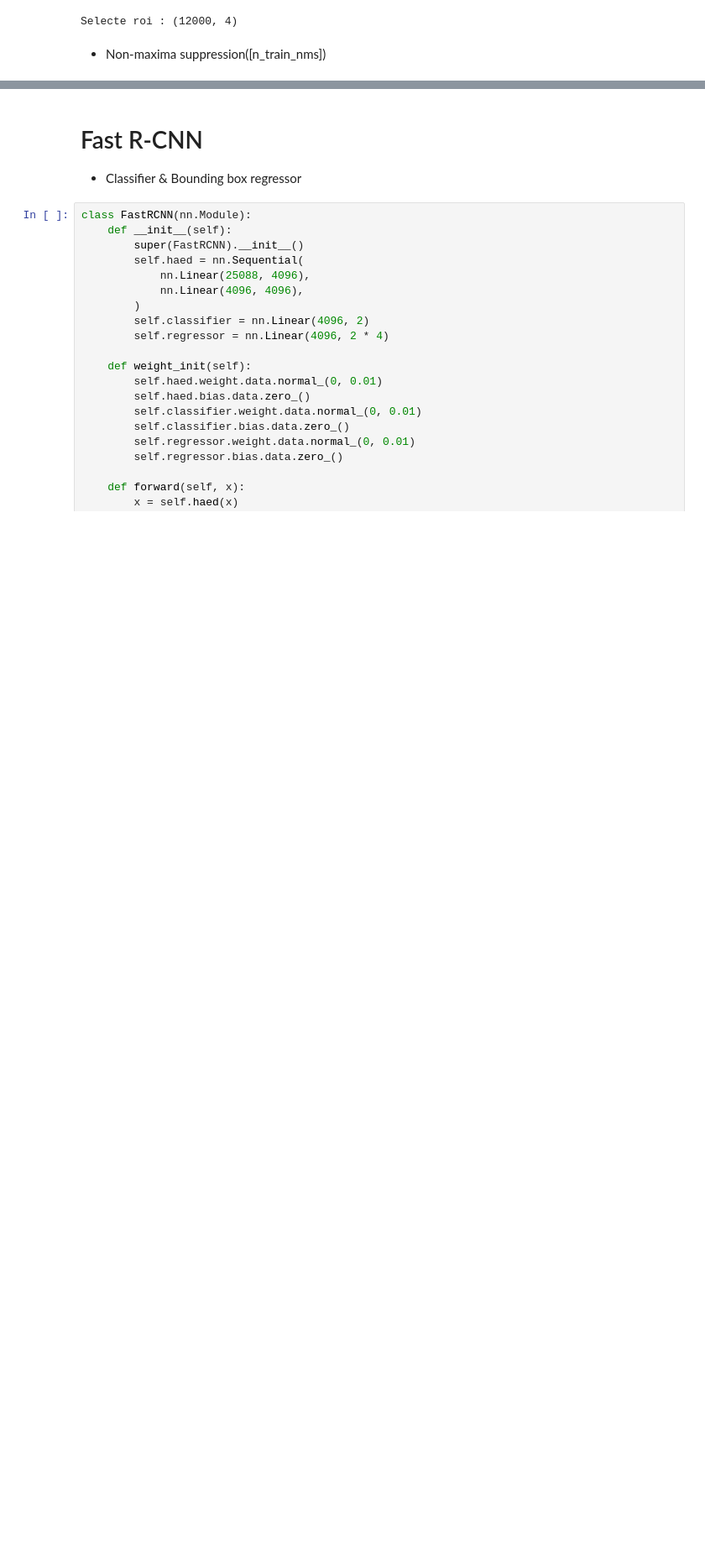
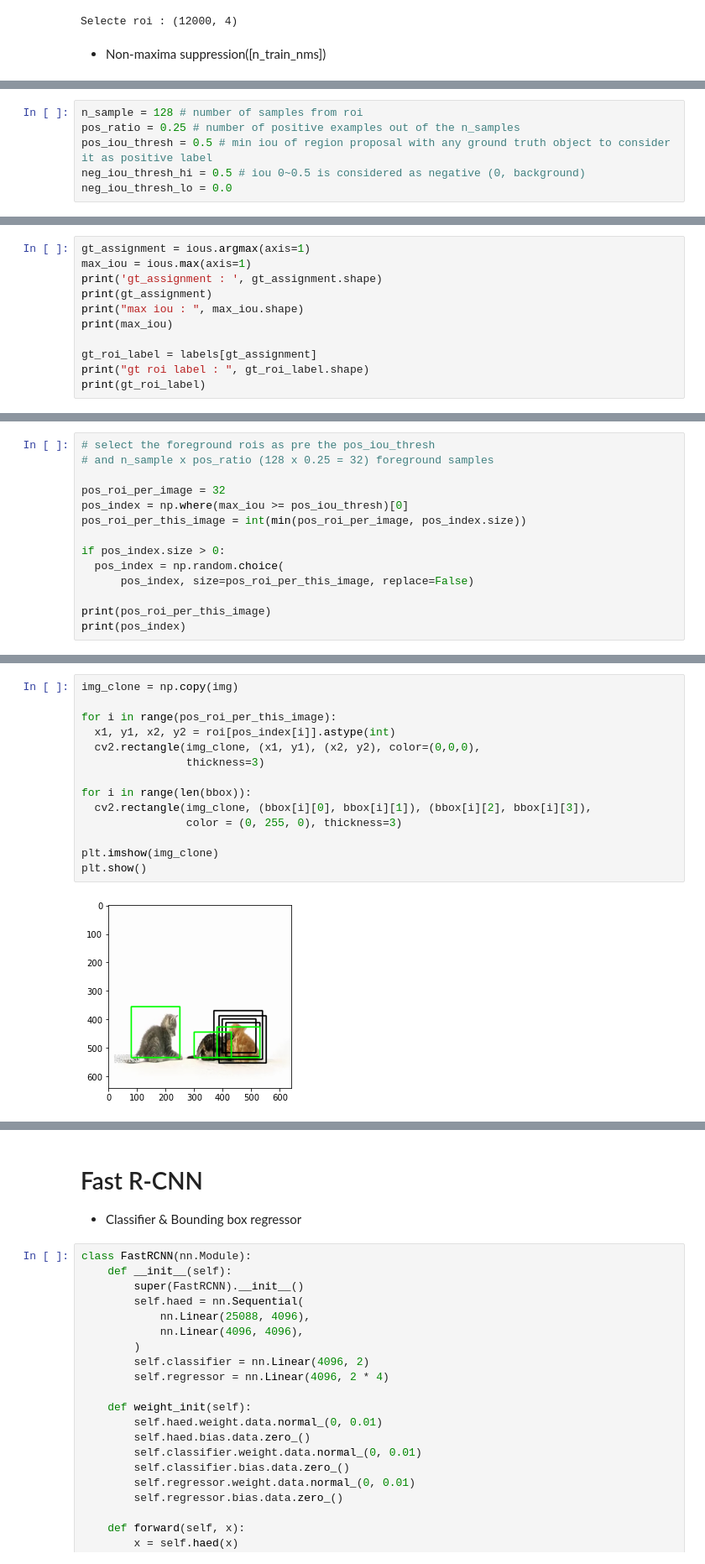
Before and after one commit to Heedeok/Tutorial-pytorch, a Jupyter notebook: faster_r_cnn/test.ipynb, the cells around one changed output, grey strips where cells are left out. Shown: that part at 84% size. Drawn from its saved outputs; the diff is of its cells as text; blank space fills up the shorter version.

```diff
--- a/faster_r_cnn/test.ipynb
+++ b/faster_r_cnn/test.ipynb
@@ -717,0 +724,6 @@ NMS anchor : (194, 4)
+# %%
+n_sample = 128 # number of samples from roi
+pos_ratio = 0.25 # number of positive examples out of the n_samples
+pos_iou_thresh = 0.5 # min iou of region proposal with any ground truth object to consider it as positive label
+neg_iou_thresh_hi = 0.5 # iou 0~0.5 is considered as negative (0, background)
+neg_iou_thresh_lo = 0.0
@@ -717,0 +757,11 @@ NMS anchor : (194, 4)
+# %%
+gt_assignment = ious.argmax(axis=1)
+max_iou = ious.max(axis=1)
+print('gt_assignment : ', gt_assignment.shape)
+print(gt_assignment)
+print("max iou : ", max_iou.shape)
+print(max_iou)
+
+gt_roi_label = labels[gt_assignment]
+print("gt roi label : ", gt_roi_label.shape)
+print(gt_roi_label)
@@ -717,0 +786,14 @@ NMS anchor : (194, 4)
+# %%
+# select the foreground rois as pre the pos_iou_thresh
+# and n_sample x pos_ratio (128 x 0.25 = 32) foreground samples
+
+pos_roi_per_image = 32
+pos_index = np.where(max_iou >= pos_iou_thresh)[0]
+pos_roi_per_this_image = int(min(pos_roi_per_image, pos_index.size))
+
+if pos_index.size > 0:
+  pos_index = np.random.choice(
+      pos_index, size=pos_roi_per_this_image, replace=False)
+
+print(pos_roi_per_this_image)
+print(pos_index)
@@ -717,0 +826,16 @@ NMS anchor : (194, 4)
+# %%
+img_clone = np.copy(img)
+
+for i in range(pos_roi_per_this_image):
+  x1, y1, x2, y2 = roi[pos_index[i]].astype(int)
+  cv2.rectangle(img_clone, (x1, y1), (x2, y2), color=(0,0,0),
+                thickness=3)
+
+for i in range(len(bbox)):
+  cv2.rectangle(img_clone, (bbox[i][0], bbox[i][1]), (bbox[i][2], bbox[i][3]),
+                color = (0, 255, 0), thickness=3)
+
+plt.imshow(img_clone)
+plt.show()
+# %% [output]
+[figure, added]
```
Also changed, not shown: parts of 11 cells of this notebook, 1 other file.
